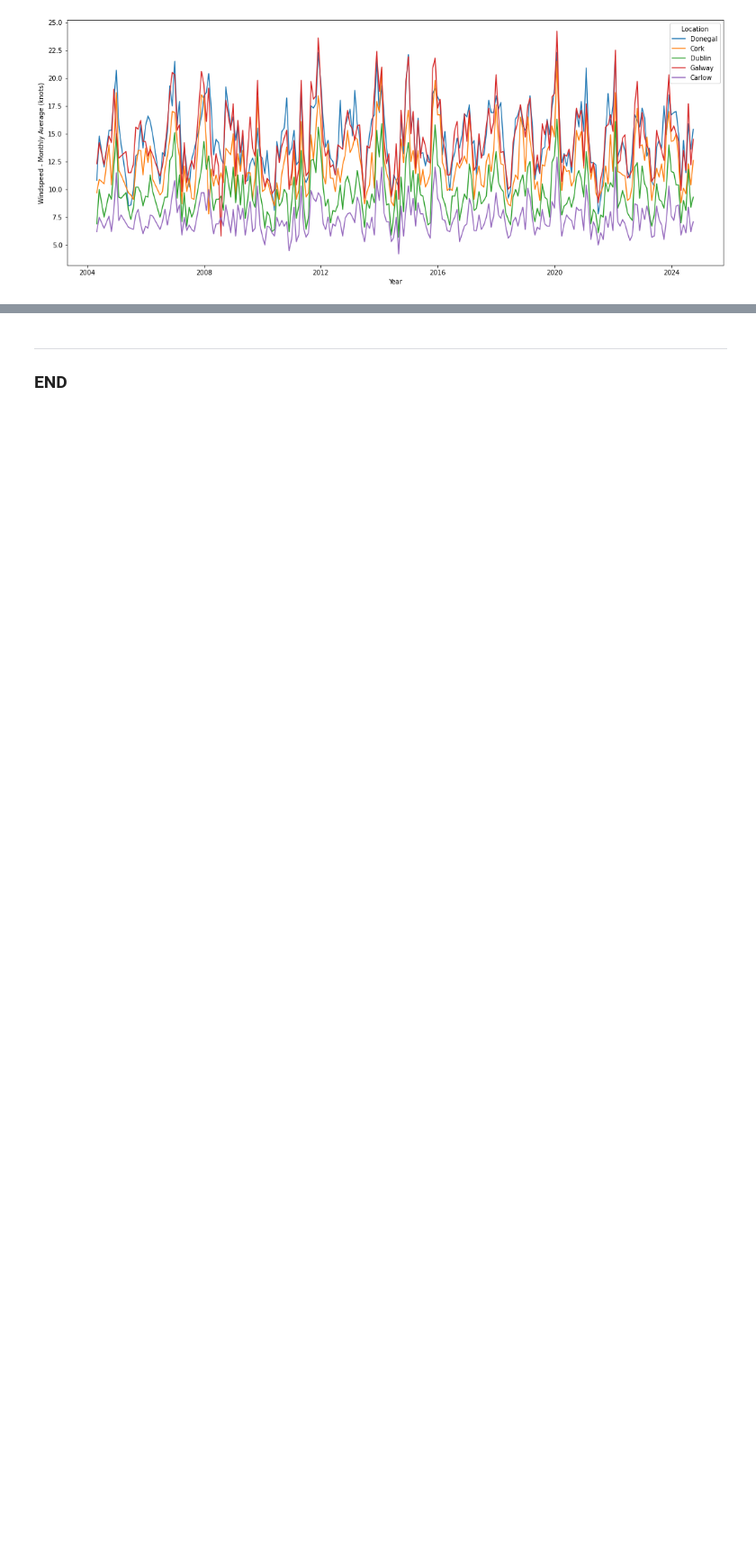
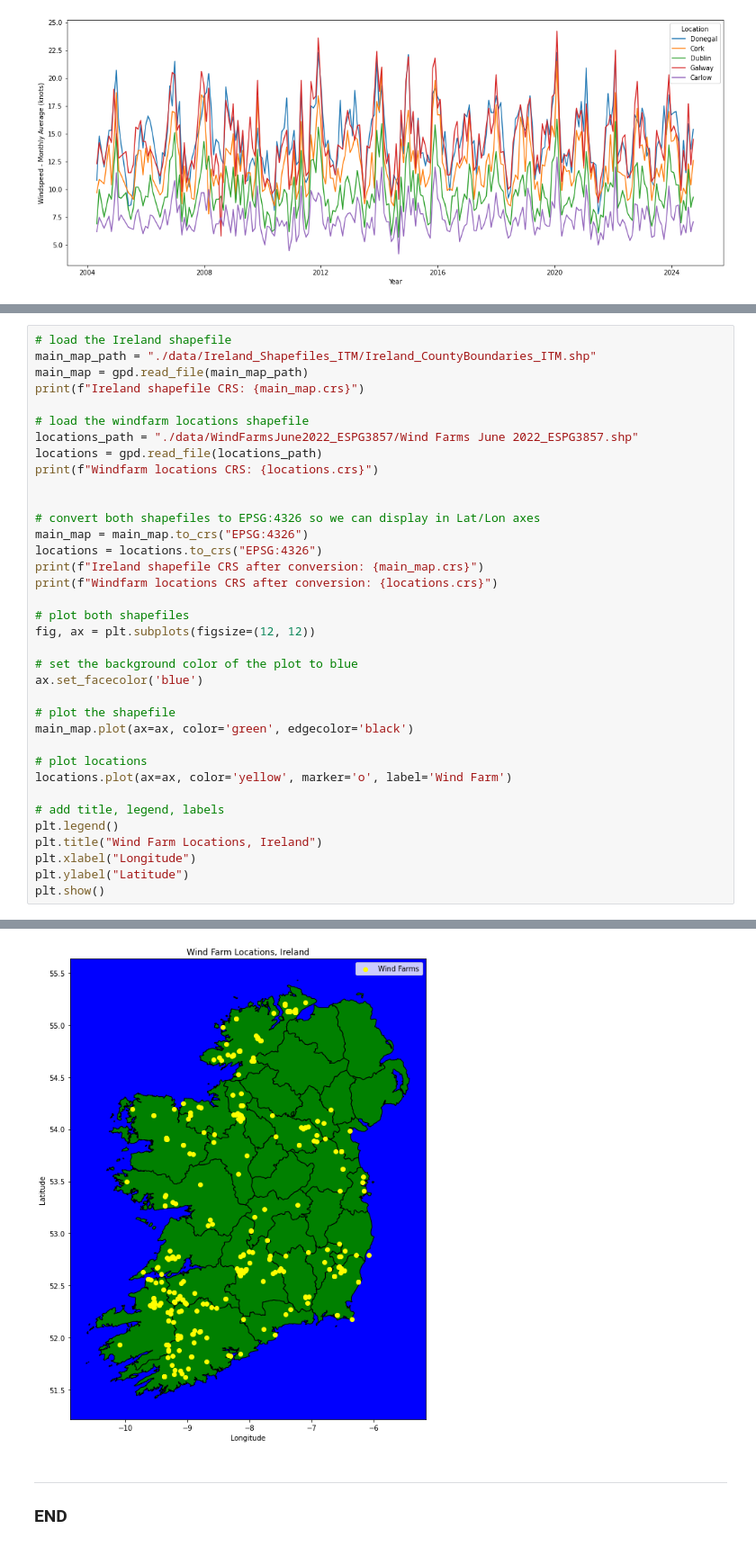
Before and after one commit to holmstead/PFDA, a Jupyter notebook: project/windspeed.ipynb, the cells around one changed output, grey strips where cells are left out. Shown: that part at 90% size. Cells and saved outputs as stored; diff of their text form; blank space fills up the shorter version.

```diff
--- a/project/windspeed.ipynb
+++ b/project/windspeed.ipynb
@@ -209,0 +315,37 @@ plt.tight_layout()
+# %%
+# load the Ireland shapefile
+main_map_path = "./data/Ireland_Shapefiles_ITM/Ireland_CountyBoundaries_ITM.shp"
+main_map = gpd.read_file(main_map_path)
+print(f"Ireland shapefile CRS: {main_map.crs}")
+
+# load the windfarm locations shapefile
+locations_path = "./data/WindFarmsJune2022_ESPG3857/Wind Farms June 2022_ESPG3857.shp"
+locations = gpd.read_file(locations_path)
+print(f"Windfarm locations CRS: {locations.crs}")
+
+
+# convert both shapefiles to EPSG:4326 so we can display in Lat/Lon axes
+main_map = main_map.to_crs("EPSG:4326")
+locations = locations.to_crs("EPSG:4326")
+print(f"Ireland shapefile CRS after conversion: {main_map.crs}")
+print(f"Windfarm locations CRS after conversion: {locations.crs}")
+
+# plot both shapefiles
+fig, ax = plt.subplots(figsize=(12, 12))
+
+# set the background color of the plot to blue
+ax.set_facecolor('blue')
+
+# plot the shapefile
+main_map.plot(ax=ax, color='green', edgecolor='black')
+
+# plot locations
+locations.plot(ax=ax, color='yellow', marker='o', label='Wind Farm')
+
+# add title, legend, labels
+plt.legend()
+plt.title("Wind Farm Locations, Ireland")
+plt.xlabel("Longitude")
+plt.ylabel("Latitude")
+plt.show()
+# %% [output]
@@ -210,3 +356,4 @@ plt.tight_layout()
+[figure, added]
 # %% [markdown]
 ***
 
```
Also changed, not shown: parts of 14 cells of this notebook.
